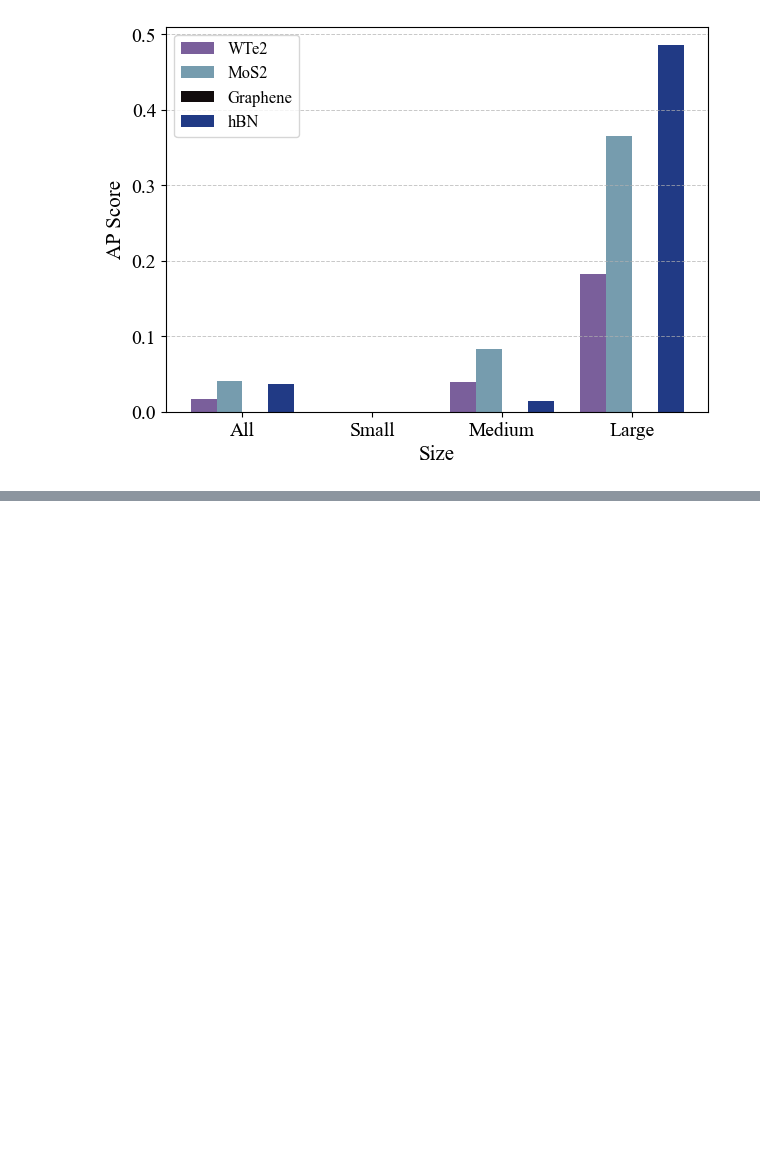
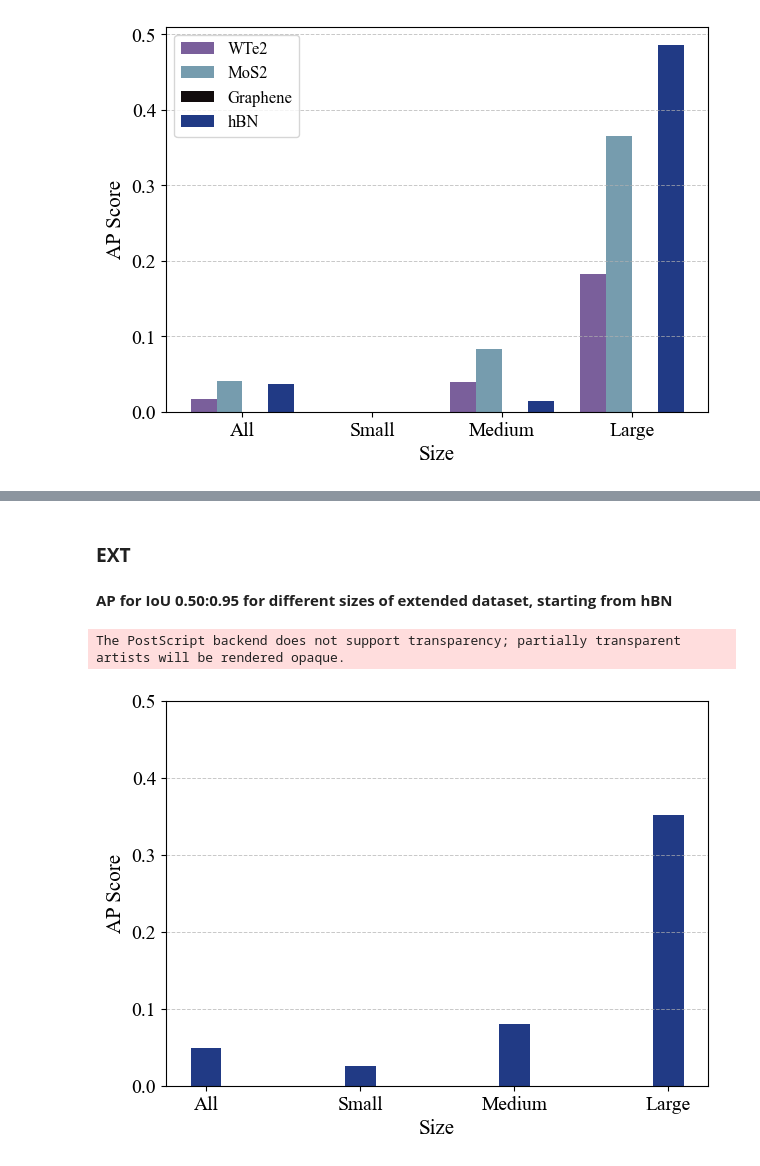
Before and after one commit to Linuxable/tdmms_DL, a Jupyter notebook: plot_results.ipynb, the cells around one changed output, grey strips where cells are left out. Cells and saved outputs as stored; diff of their text form; code cells hidden in the pictures; blank space fills up the shorter version.

```diff
--- a/plot_results.ipynb
+++ b/plot_results.ipynb
@@ -95,0 +190,39 @@ The PostScript backend does not support transparency; partially transparent arti
+# %% [markdown]
+### **EXT**
+# %% [markdown]
+**AP for IoU 0.50:0.95 for different sizes of extended dataset, starting from hBN**
+# %%
+# Data
+hBN = np.array([0.049, 0.026, 0.080, 0.352])
+
+x = np.array([0,1,2,3])
+y = np.array([0, 0.1, 0.2, 0.3, 0.4, 0.5])
+
+x_ticks = ['All', 'Small', 'Medium', 'Large']
+width = 0.2  # Width of bars
+colors = ['#7a5f9b', '#769cae', '#120c0d', '#213a85']
+
+# Plot
+fig, ax = plt.subplots(figsize=(7, 5))
+ax.bar(x + 0*width, hBN, width, label='hBN', color=colors[3])
+
+axis_label_fontsize = 15
+tick_label_fontsize = 14
+legend_fontsize = 12
+
+# Formatting
+ax.set_xticks(x)
+ax.set_yticks(y)
+ax.set_xticklabels(x_ticks, fontsize=tick_label_fontsize)
+ax.set_yticklabels(ax.get_yticks(), fontsize=tick_label_fontsize)
+ax.set_ylabel('AP Score', fontsize=axis_label_fontsize)
+ax.set_xlabel('Size', fontsize=axis_label_fontsize)
+# ax.legend(fontsize=legend_fontsize)
+
+ax.yaxis.grid(True, linestyle='--', alpha=0.7, linewidth=0.7)
+
+plt.savefig(os.path.join(FIGS_DIR, 'AP_score_ext.eps'))
+plt.show()
+# %% [output]
+The PostScript backend does not support transparency; partially transparent artists will be rendered opaque.
+[figure, added]
```
Also changed, not shown: parts of 8 cells of this notebook, 5 other files.
